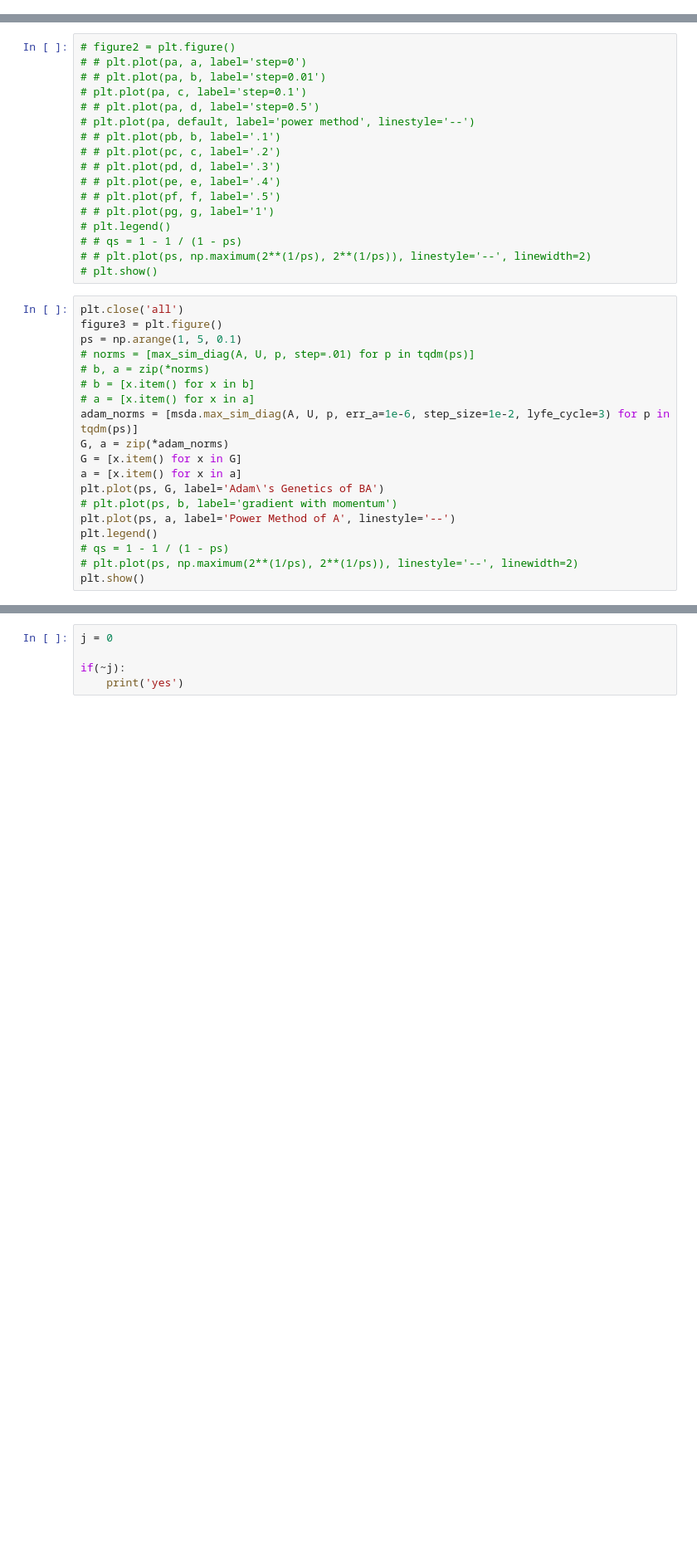
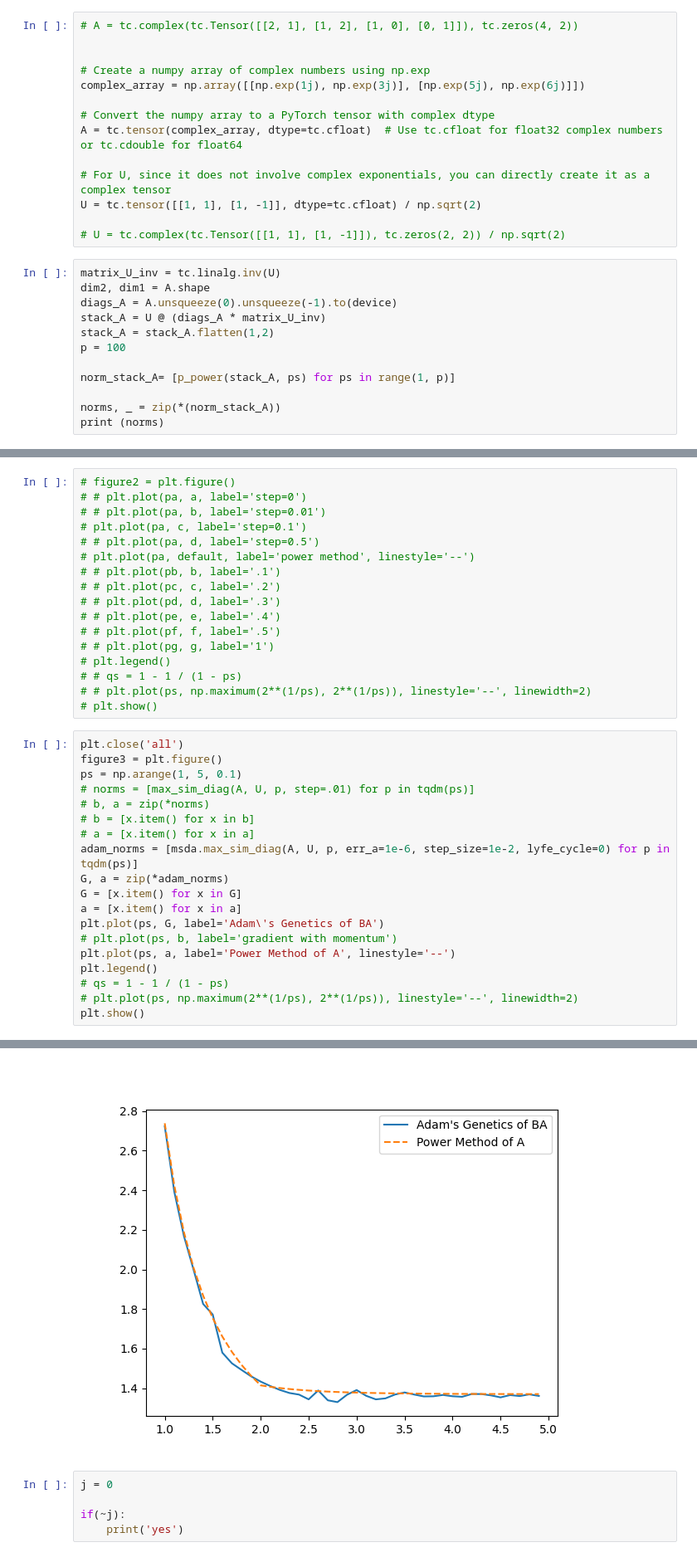
Before and after one commit to jackgoldrick/smoooooothOperatorrr, a Jupyter notebook: project/blueprints/pyhton/bench_plot.ipynb, the cells around one changed output, grey strips where cells are left out. Shown at 83% size. Cells and saved outputs as stored; diff of their text form; blank space fills up the shorter version.

```diff
--- a/project/blueprints/pyhton/bench_plot.ipynb
+++ b/project/blueprints/pyhton/bench_plot.ipynb
@@ -17,0 +15,26 @@ U = tc.complex(tc.Tensor([[1, 1], [1, -1]]), tc.zeros(2, 2)) / np.sqrt(2)
+# %%
+# A = tc.complex(tc.Tensor([[2, 1], [1, 2], [1, 0], [0, 1]]), tc.zeros(4, 2))
+
+
+# Create a numpy array of complex numbers using np.exp
+complex_array = np.array([[np.exp(1j), np.exp(3j)], [np.exp(5j), np.exp(6j)]])
+
+# Convert the numpy array to a PyTorch tensor with complex dtype
+A = tc.tensor(complex_array, dtype=tc.cfloat)  # Use tc.cfloat for float32 complex numbers or tc.cdouble for float64
+
+# For U, since it does not involve complex exponentials, you can directly create it as a complex tensor
+U = tc.tensor([[1, 1], [1, -1]], dtype=tc.cfloat) / np.sqrt(2)
+
+# U = tc.complex(tc.Tensor([[1, 1], [1, -1]]), tc.zeros(2, 2)) / np.sqrt(2)
+# %%
+matrix_U_inv = tc.linalg.inv(U)
+dim2, dim1 = A.shape
+diags_A = A.unsqueeze(0).unsqueeze(-1).to(device)
+stack_A = U @ (diags_A * matrix_U_inv)
+stack_A = stack_A.flatten(1,2)
+p = 100
+
+norm_stack_A= [p_power(stack_A, ps) for ps in range(1, p)]
+
+norms, _ = zip(*(norm_stack_A))
+print (norms)
@@ -67,7 +101,7 @@ ps = np.arange(1, 5, 0.1)
 # b, a = zip(*norms)
 # b = [x.item() for x in b]
 # a = [x.item() for x in a]
-adam_norms = [msda.max_sim_diag(A, U, p, err_a=1e-6, step_size=1e-2, lyfe_cycle=3) for p in tqdm(ps)]
+adam_norms = [msda.max_sim_diag(A, U, p, err_a=1e-6, step_size=1e-2, lyfe_cycle=0) for p in tqdm(ps)]
 G, a = zip(*adam_norms)
 G = [x.item() for x in G]
 a = [x.item() for x in a]
@@ -107,3 +128,4 @@ Number of violations for p=3.10: 2
+[figure, added]
 # %%
 j = 0
 
```
Also changed, not shown: parts of 3 cells of this notebook, 2 other files.
